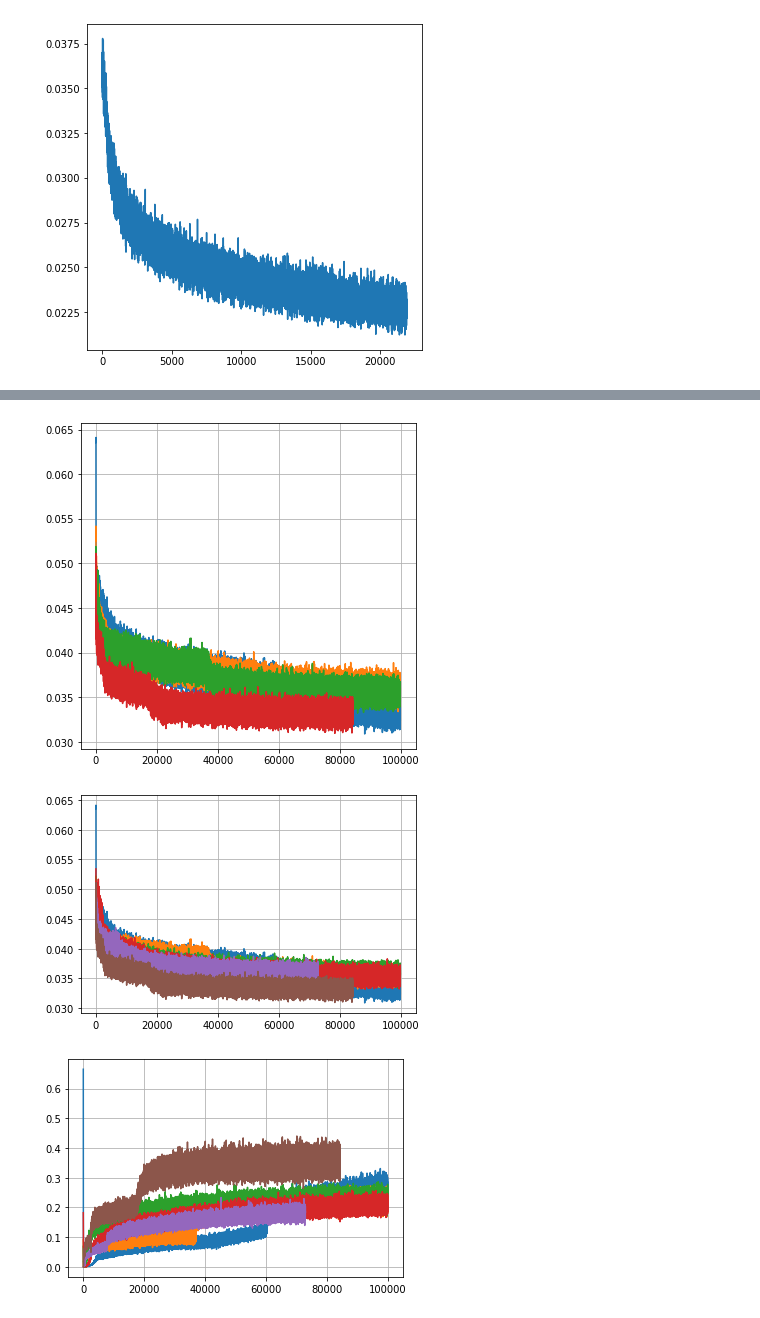
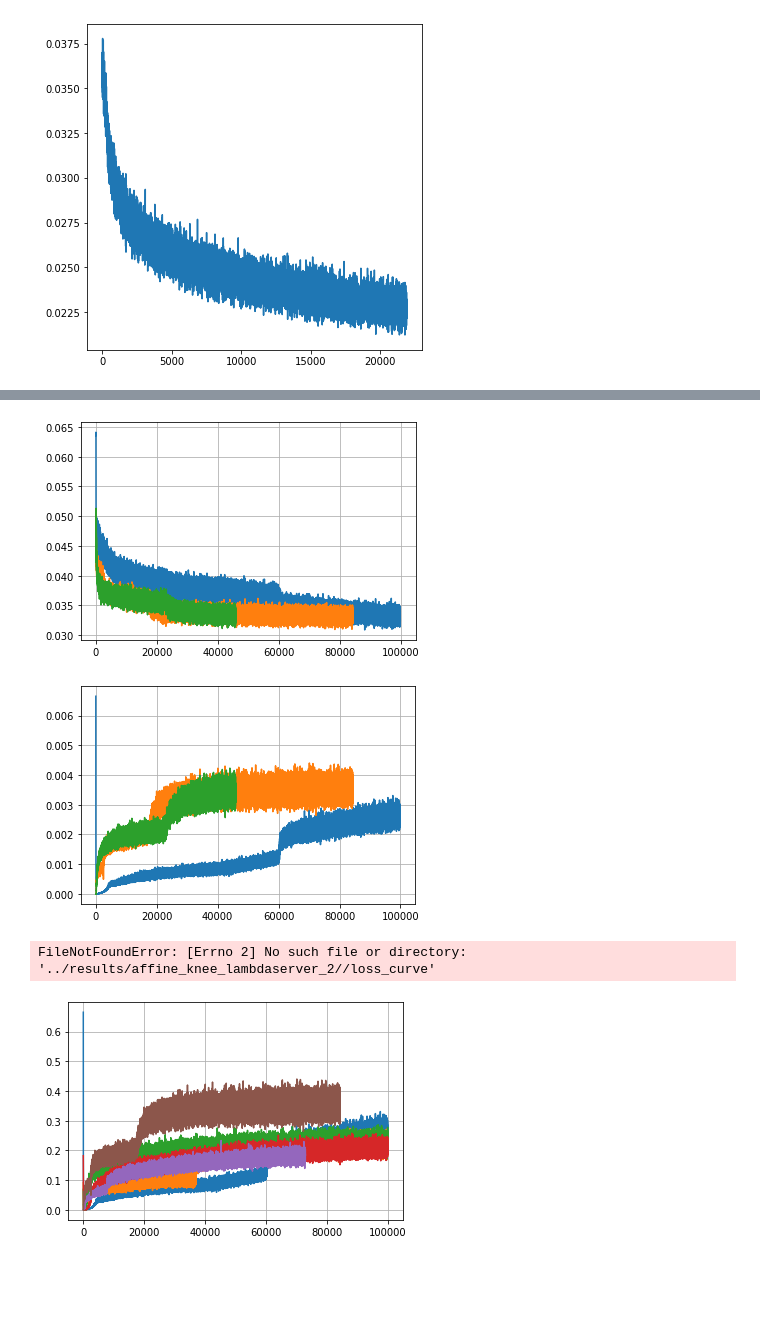
Before and after one commit to HastingsGreer/InverseConsistency, a Jupyter notebook: notebooks/InvestigateLosses.ipynb, the cells around one changed output, grey strips where cells are left out. Cells and saved outputs as stored; diff of their text form; code cells hidden in the pictures; blank space fills up the shorter version.

```diff
--- a/notebooks/InvestigateLosses.ipynb
+++ b/notebooks/InvestigateLosses.ipynb
@@ -130,6 +130,11 @@ plt.plot(l[:, 1])
 [figure]
 # %%
 def losses(path):
-    with open(path + "/loss_curve", "rb") as f:
-        l = np.array(pickle.load(f ))
-    return l[:]
+    try:
+        with open(path + "/loss_curve", "rb") as f:
+            l = np.array(pickle.load(f ))
+        return l[:]
+    except:
+        with open(path + "/loss.pickle", "rb") as f:
+            l = np.array(pickle.load(f ))
+        return l[:]
@@ -153,15 +141,30 @@ plt.grid()
 # %%
 #losses("../results/ttsplit_affine4//")
 j = 1
 
-plt.plot(losses("../results/affine_knee_lambdaserver_2/")[:, j])
-plt.plot(losses("../results/ttsplit_affine/")[:, j])
-plt.plot(losses("../results/ttsplit_affine_lambda20/")[:, j])
+plt.plot(losses("../../results_InverseConsistency_pre_refactor/affine_knee_lambdaserver_2/")[:, j])
+#plt.plot(losses("../../results_InverseConsistency_pre_refactor/ttsplit_affine/")[:, j])
+#plt.plot(losses("../../results_InverseConsistency_pre_refactor/ttsplit_affine_lambda20/")[:, j])
 
-plt.plot(losses("../results/affine_knee_double_stumpy10/")[:, j])
+plt.plot(losses("../../results_InverseConsistency_pre_refactor/affine_knee_double_stumpy10/")[:, j])
+
+plt.plot(losses("../results/affine_knee_pretrain_2/")[:, j])
 plt.grid()
 # %% [output]
-[figure, old version]
+[figure, new version]
+# %%
+j = 2
+
+plt.plot(losses("../../results_InverseConsistency_pre_refactor/affine_knee_lambdaserver_2/")[:, j] / 100)
+#plt.plot(losses("../../results_InverseConsistency_pre_refactor/ttsplit_affine/")[:, j])
+#plt.plot(losses("../../results_InverseConsistency_pre_refactor/ttsplit_affine_lambda20/")[:, j])
+
+plt.plot(losses("../../results_InverseConsistency_pre_refactor/affine_knee_double_stumpy10/")[:, j] / 100)
+
+plt.plot(losses("../results/affine_knee_pretrain_2/")[:, j])
+plt.grid()
+# %% [output]
+[figure, added]
 # %%
 j = 1
 
@@ -178,7 +181,7 @@ plt.plot(losses("../results/affine_knee_double_shared2/")[:, j])
 plt.plot(losses("../results/affine_knee_double_stumpy10/")[:, j])
 plt.grid()
 # %% [output]
-[figure, removed]
+FileNotFoundError: [Errno 2] No such file or directory: '../results/affine_knee_lambdaserver_2//loss_curve'
 # %%
 j = 2
 
```
Also changed, not shown: parts of 4 cells of this notebook, 3 other files.
